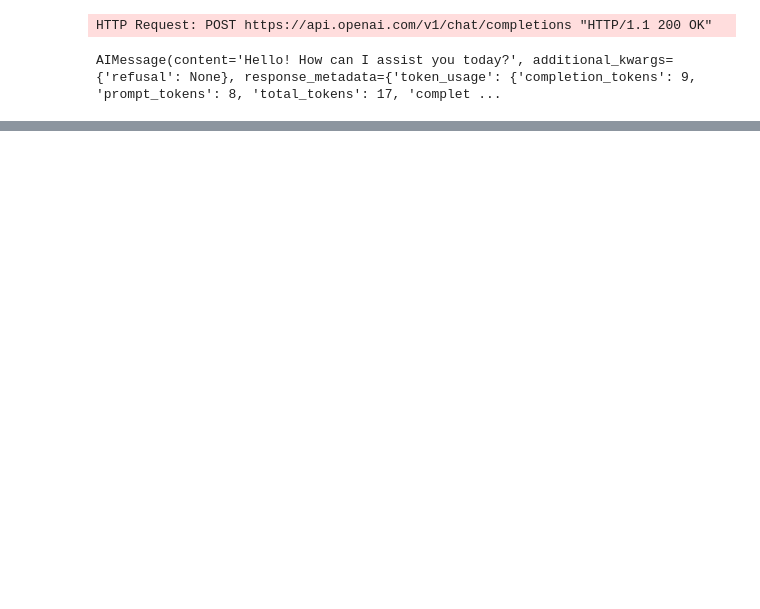
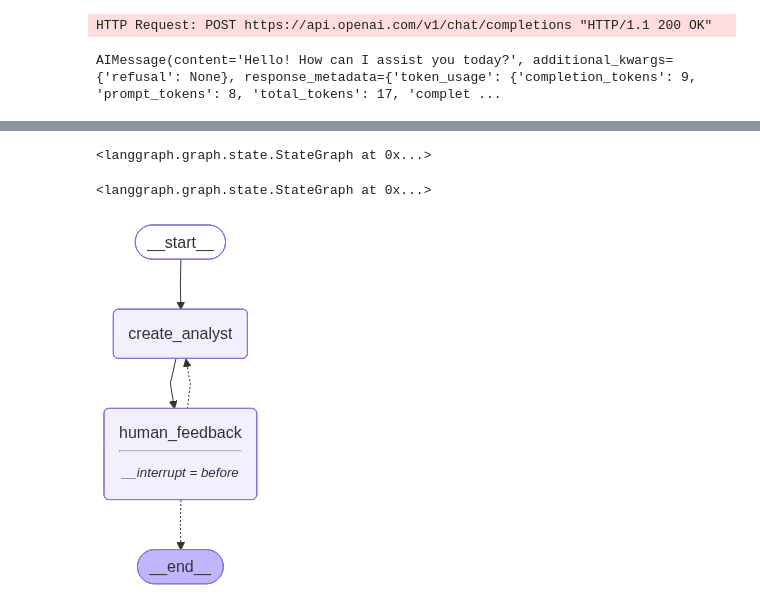
Before and after one commit to Aniruddha-code/automated-research-report-generation, a Jupyter notebook: research_and_analyst/notebook/test.ipynb, the cells around one changed output, grey strips where cells are left out. Cells and saved outputs as stored; diff of their text form; code cells hidden in the pictures; blank space fills up the shorter version.

```diff
--- a/research_and_analyst/notebook/test.ipynb
+++ b/research_and_analyst/notebook/test.ipynb
@@ -61,7 +122,19 @@ builder=StateGraph()
 # %%
-builder.add_node()
-builder.add_node()
+builder.add_node("create_analyst",create_analyst)
+builder.add_node("human_feedback", human_feedback)
+# %% [output]
+<langgraph.graph.state.StateGraph at 0x...>
 # %%
-builder.edge(START, create_analyst)
-builder.edge("create_analyst", "human_feedback")
-builder.edge("human_feedback", should_continue, ["create_analyst", END])
+builder.add_edge(START, "create_analyst")
+builder.add_edge("create_analyst", "human_feedback")
+builder.add_conditional_edges("human_feedback", should_continue, ["create_analyst", END])
+# %% [output]
+<langgraph.graph.state.StateGraph at 0x...>
+# %%
+memory=MemorySaver()
+# %%
+graph=builder.compile(interrupt_before=["human_feedback"], checkpointer=memory)
+# %%
+display(Image(graph.get_graph(xray=1).draw_mermaid_png()))
+# %% [output]
+[figure, added]
```
Also changed, not shown: parts of 24 cells of this notebook.
